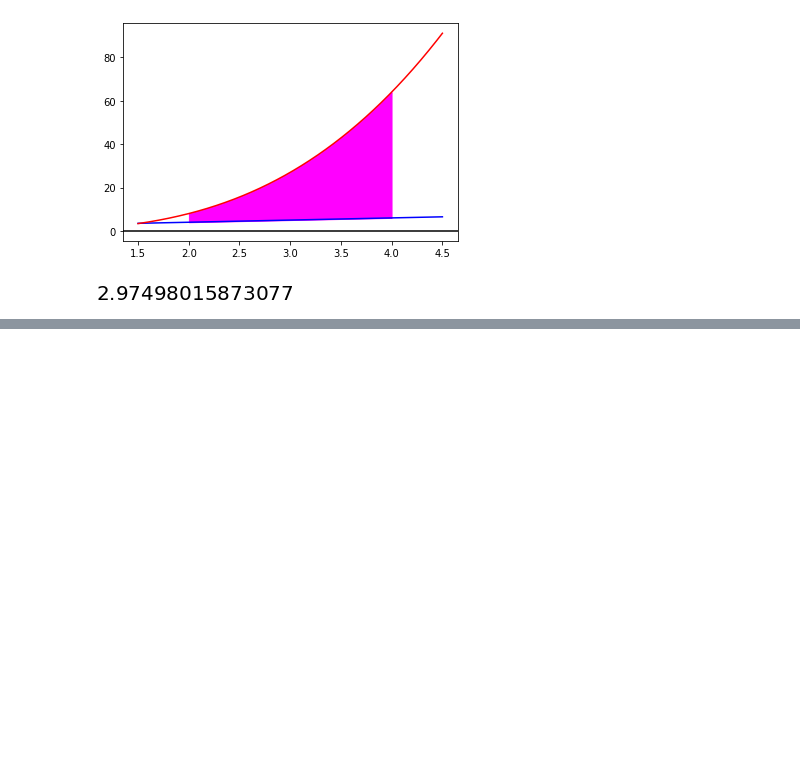
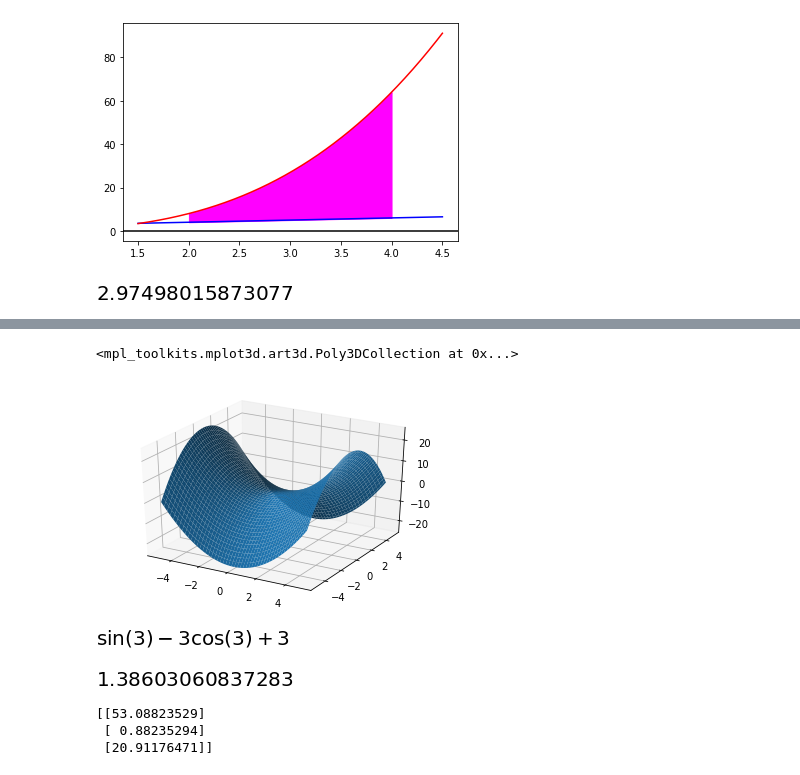
Before and after one commit to edilsonolegario/edilsonolegario, a Jupyter notebook: Ferramentas_Matemáticas_Aplicadas.ipynb, the cells around one changed output, grey strips where cells are left out. Drawn from its saved outputs; the diff is of its cells as text; code cells hidden in the pictures; blank space fills up the shorter version.

```diff
--- a/Ferramentas_Matemáticas_Aplicadas.ipynb
+++ b/Ferramentas_Matemáticas_Aplicadas.ipynb
@@ -2373,0 +2518,11 @@ integrate(p,(x,1,2))
+# %%
+"""
+7) Obtenha os 3 primeiros termos da série de Fourier que aproxima a função y=x^3 no intervalo [0,1]
+"""
+from sympy import*
+x,f=symbols('x f')
+init_printing()
+f=x**3
+s=fourier_series(f, (x, 0,1))
+Fourier=s.truncate(3) # Termos
+print(Fourier)
@@ -2373,0 +2646,63 @@ integrate(p,(x,1,2))
+# %%
+"""
+3) Faça o gráfico da função z=x^2-y^2
+"""
+import matplotlib.pyplot as plt
+from mpl_toolkits.mplot3d import Axes3D
+import numpy as np
+x=np.linspace(-5,5,100)
+y=np.linspace(-5,5,100)
+X,Y=np.meshgrid(x,y)
+Z=X**2-Y**2
+fig=plt.figure()
+ax=plt.axes(projection='3d')
+ax.plot_surface(X,Y,Z)
+# %% [output]
+<mpl_toolkits.mplot3d.art3d.Poly3DCollection at 0x...>
+[figure, added]
+# %%
+"""
+4) Obtenha a integral da função f(x)=cos(x)+3sen(x), de 0 a 3.
+"""
+from sympy import*
+x,f=symbols("x f")
+f=cos(x)+3*sin(x)
+integrate(f, (x,0,3))
+# %% [output]
+[figure, added]
+# %%
+"""
+5) Qual é a área abaixo da curva f(x)=2cos(x)+tg(x/3), de x=0,5 a x=1,5?
+"""
+from sympy import*
+x,f=symbols("x f")
+f=2*cos(x)+tan(x/3)
+integrate(f, (x,.5,1.5))
+# %% [output]
+[figure, added]
+# %%
+"""
+6) Obtenha a solução, caso exista, do sistema:
+
+{5x+5y-13z=-2
+{x+10y-z=41
+{-2x+11y+6=29
+"""
+
+import numpy as np
+A=np.array([
+[5,5,-13],
+[1,10,-1],
+[-2,11,6]
+])
+B=np.array([
+[-2],
+[41],
+[29]
+])
+x=np.linalg.solve(A,B)
+print(x)
+# %% [output]
+[[53.08823529]
+ [ 0.88235294]
+ [20.91176471]]
```
Also changed, not shown: parts of 17 cells of this notebook.
